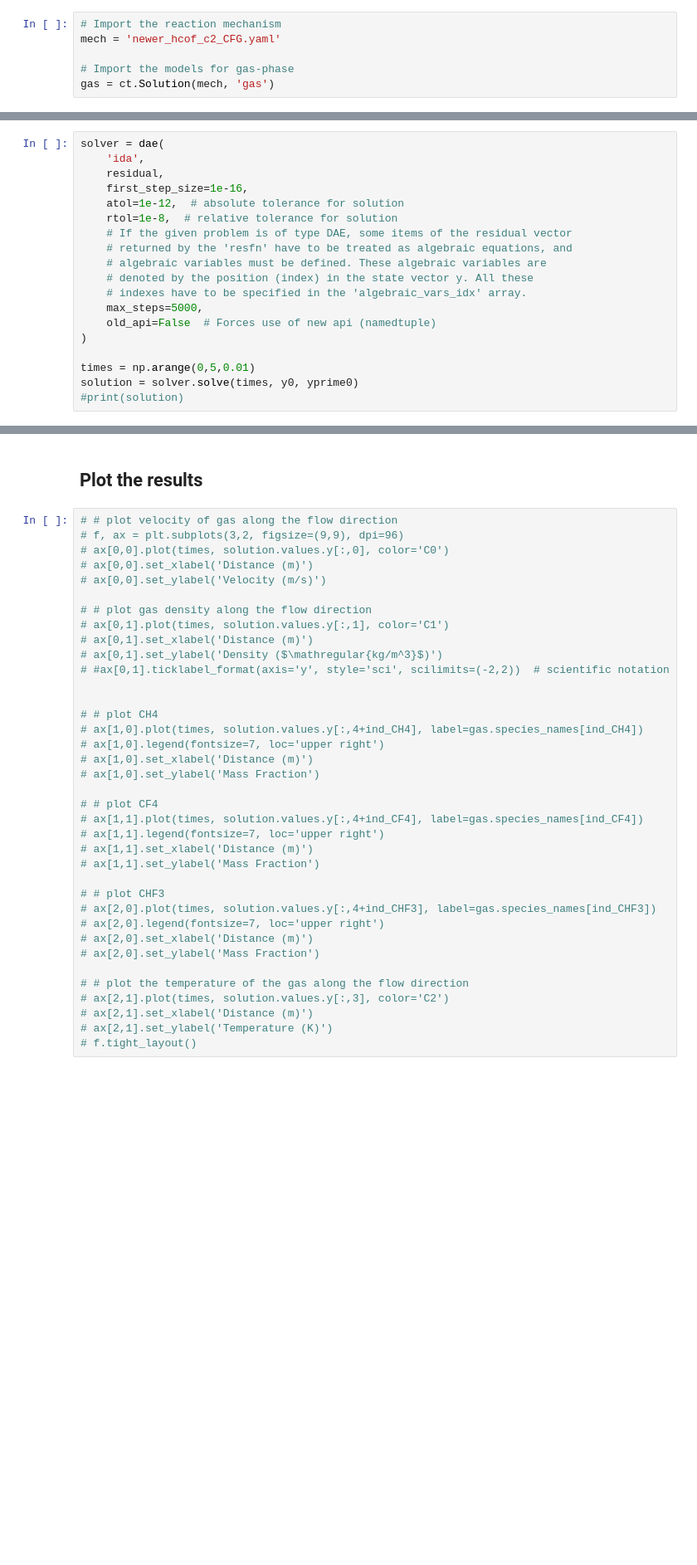
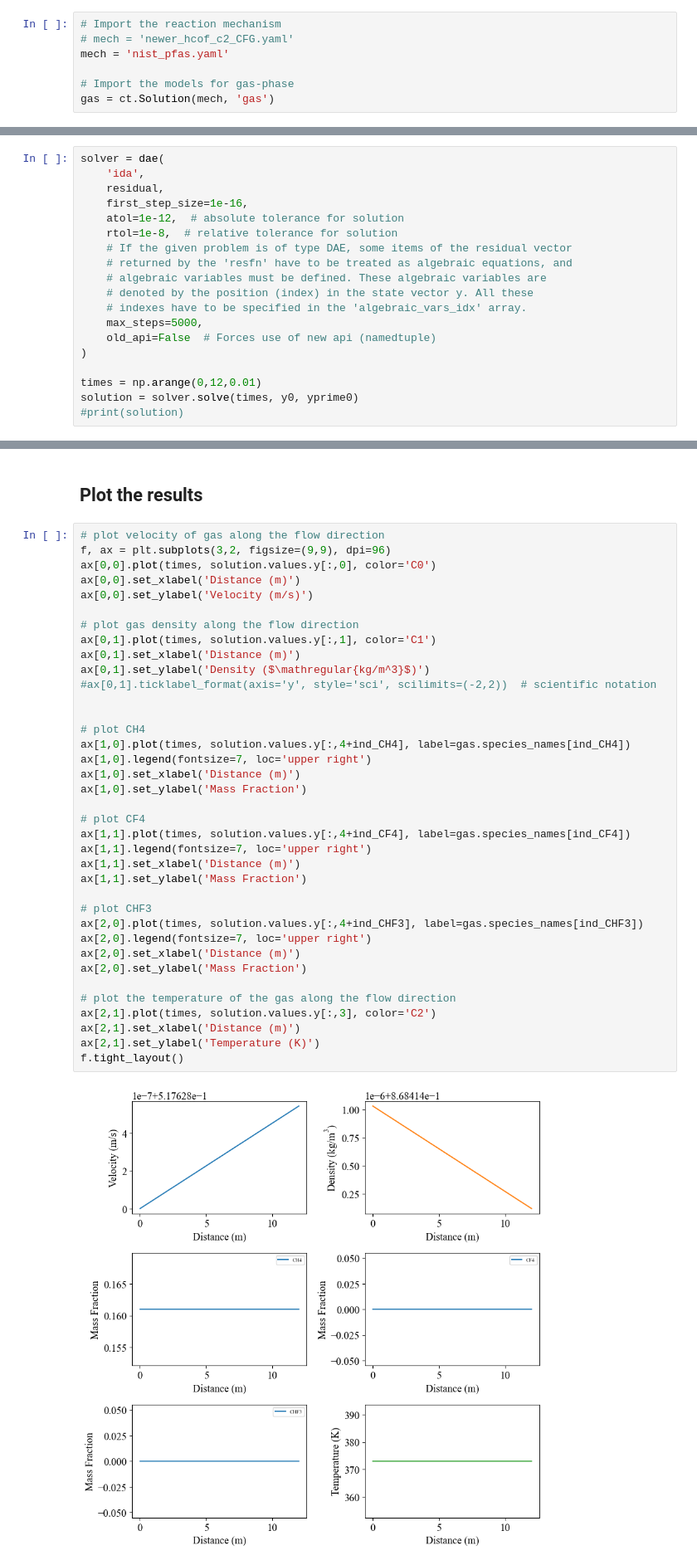
Before and after one commit to gkogekar/cantera-jupyter, a Jupyter notebook: reactors/1D_pfr-PFAS.ipynb, the cells around one changed output, grey strips where cells are left out. Shown: that part at 83% size. Drawn from its saved outputs; the diff is of its cells as text; blank space fills up the shorter version.

```diff
--- a/reactors/1D_pfr-PFAS.ipynb
+++ b/reactors/1D_pfr-PFAS.ipynb
@@ -24,7 +26,8 @@ Runnning Cantera version: 2.6.0
 ## Define gas species, bulk species, surface species and the interface
 # %%
 # Import the reaction mechanism
-mech = 'newer_hcof_c2_CFG.yaml'
+# mech = 'newer_hcof_c2_CFG.yaml'
+mech = 'nist_pfas.yaml'
 
 # Import the models for gas-phase
 gas = ct.Solution(mech, 'gas')
@@ -153,7 +158,7 @@ solver = dae(
     old_api=False  # Forces use of new api (namedtuple)
 )
 
-times = np.arange(0,5,0.01)
+times = np.arange(0,12,0.01)
 solution = solver.solve(times, y0, yprime0)
 #print(solution)
 # %%
@@ -195,42 +241,44 @@ interactive(children=(IntSlider(value=100, description='plot_step', max=500, ste
 # %% [markdown]
 ## Plot the results
 # %%
-# # plot velocity of gas along the flow direction
-# f, ax = plt.subplots(3,2, figsize=(9,9), dpi=96)
-# ax[0,0].plot(times, solution.values.y[:,0], color='C0')
-# ax[0,0].set_xlabel('Distance (m)')
-# ax[0,0].set_ylabel('Velocity (m/s)')
+# plot velocity of gas along the flow direction
+f, ax = plt.subplots(3,2, figsize=(9,9), dpi=96)
+ax[0,0].plot(times, solution.values.y[:,0], color='C0')
+ax[0,0].set_xlabel('Distance (m)')
+ax[0,0].set_ylabel('Velocity (m/s)')
 
-# # plot gas density along the flow direction
-# ax[0,1].plot(times, solution.values.y[:,1], color='C1')
-# ax[0,1].set_xlabel('Distance (m)')
-# ax[0,1].set_ylabel('Density ($\mathregular{kg/m^3}$)')
-# #ax[0,1].ticklabel_format(axis='y', style='sci', scilimits=(-2,2))  # scientific notation
+# plot gas density along the flow direction
+ax[0,1].plot(times, solution.values.y[:,1], color='C1')
+ax[0,1].set_xlabel('Distance (m)')
+ax[0,1].set_ylabel('Density ($\mathregular{kg/m^3}$)')
+#ax[0,1].ticklabel_format(axis='y', style='sci', scilimits=(-2,2))  # scientific notation
 
 
-# # plot CH4
-# ax[1,0].plot(times, solution.values.y[:,4+ind_CH4], label=gas.species_names[ind_CH4])
-# ax[1,0].legend(fontsize=7, loc='upper right')
-# ax[1,0].set_xlabel('Distance (m)')
-# ax[1,0].set_ylabel('Mass Fraction')
+# plot CH4
+ax[1,0].plot(times, solution.values.y[:,4+ind_CH4], label=gas.species_names[ind_CH4])
+ax[1,0].legend(fontsize=7, loc='upper right')
+ax[1,0].set_xlabel('Distance (m)')
+ax[1,0].set_ylabel('Mass Fraction')
 
-# # plot CF4
-# ax[1,1].plot(times, solution.values.y[:,4+ind_CF4], label=gas.species_names[ind_CF4])
-# ax[1,1].legend(fontsize=7, loc='upper right')
-# ax[1,1].set_xlabel('Distance (m)')
-# ax[1,1].set_ylabel('Mass Fraction')
+# plot CF4
+ax[1,1].plot(times, solution.values.y[:,4+ind_CF4], label=gas.species_names[ind_CF4])
+ax[1,1].legend(fontsize=7, loc='upper right')
+ax[1,1].set_xlabel('Distance (m)')
+ax[1,1].set_ylabel('Mass Fraction')
 
-# # plot CHF3
-# ax[2,0].plot(times, solution.values.y[:,4+ind_CHF3], label=gas.species_names[ind_CHF3])
-# ax[2,0].legend(fontsize=7, loc='upper right')
-# ax[2,0].set_xlabel('Distance (m)')
-# ax[2,0].set_ylabel('Mass Fraction')
+# plot CHF3
+ax[2,0].plot(times, solution.values.y[:,4+ind_CHF3], label=gas.species_names[ind_CHF3])
+ax[2,0].legend(fontsize=7, loc='upper right')
+ax[2,0].set_xlabel('Distance (m)')
+ax[2,0].set_ylabel('Mass Fraction')
 
-# # plot the temperature of the gas along the flow direction
-# ax[2,1].plot(times, solution.values.y[:,3], color='C2')
-# ax[2,1].set_xlabel('Distance (m)')
-# ax[2,1].set_ylabel('Temperature (K)')
-# f.tight_layout()
+# plot the temperature of the gas along the flow direction
+ax[2,1].plot(times, solution.values.y[:,3], color='C2')
+ax[2,1].set_xlabel('Distance (m)')
+ax[2,1].set_ylabel('Temperature (K)')
+f.tight_layout()
+# %% [output]
+[figure, added]
 # %%
 # # Get final state
 # T = solution.values.y[-1,3]
```
Also changed, not shown: parts of 8 cells of this notebook, 10 other files.
